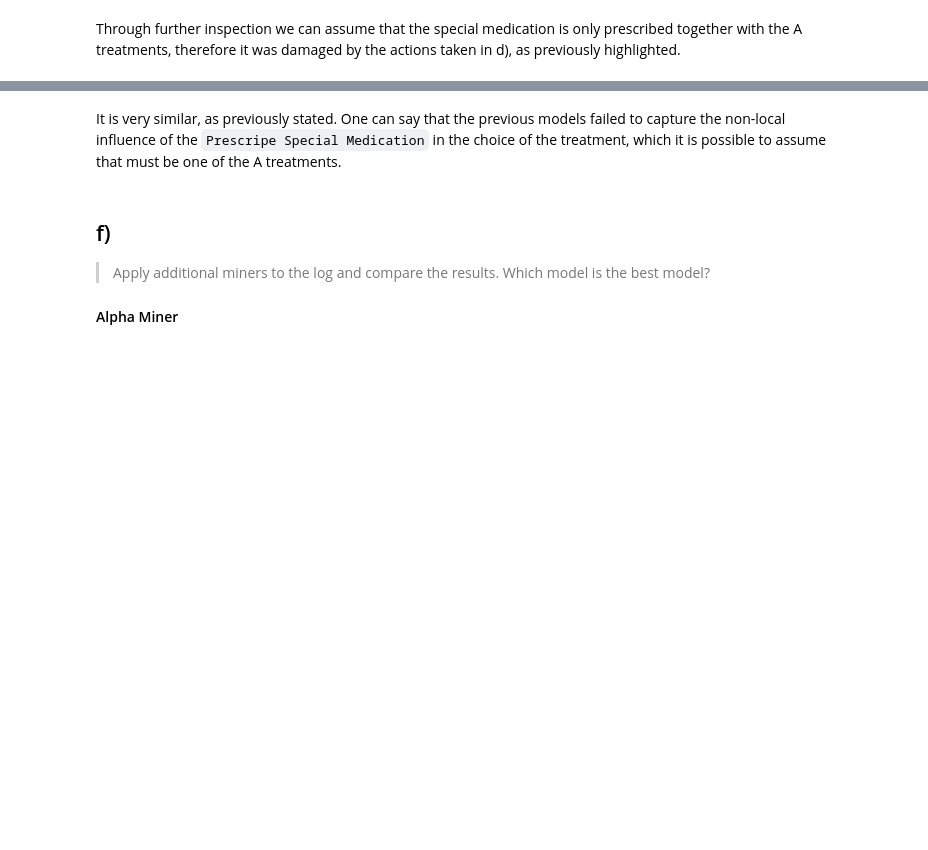
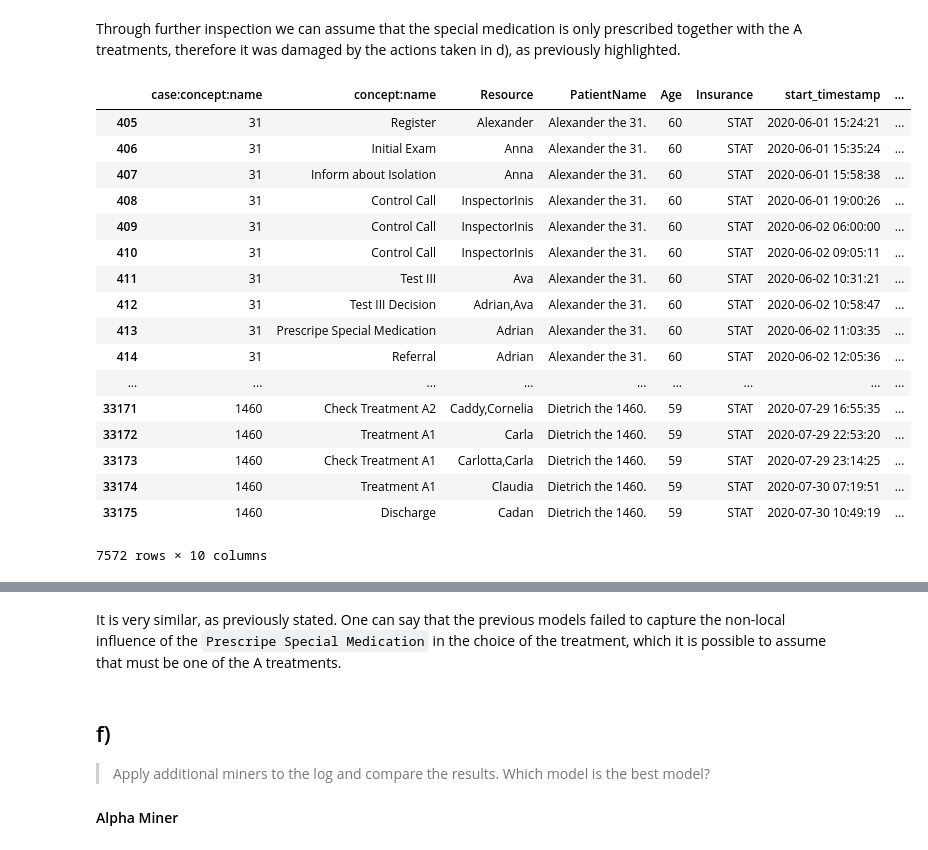
Before and after one commit to brunompacheco/APM-A1, a Jupyter notebook: notebooks/Q1_Inductive_Miner.ipynb, the cells around one changed output, grey strips where cells are left out. Cells and saved outputs as stored; diff of their text form; code cells hidden in the pictures; blank space fills up the shorter version.

```diff
--- a/notebooks/Q1_Inductive_Miner.ipynb
+++ b/notebooks/Q1_Inductive_Miner.ipynb
@@ -571,9 +592,28 @@ special_medication_traces[special_medication_traces.apply(lambda t: 'Treatment B
 # %% [markdown]
 Through further inspection we can assume that the special medication is only prescribed together with the A treatments, therefore it was damaged by the actions taken in d), as previously highlighted.
 # %%
-df_special = df_renaming[df_renaming['Patient'].isin(special_medication_traces.index)]
+df_special = df_renaming[df_renaming['case:concept:name'].isin(special_medication_traces.index)]
 
 df_special
+# %% [output]
+|  | case:concept:name | concept:name | Resource | PatientName | Age | Insurance | start_timestamp | ... |
+| 405 | 31 | Register | Alexander | Alexander the 31. | 60 | STAT | 2020-06-01 15:24:21 | ... |
+| 406 | 31 | Initial Exam | Anna | Alexander the 31. | 60 | STAT | 2020-06-01 15:35:24 | ... |
+| 407 | 31 | Inform about Isolation | Anna | Alexander the 31. | 60 | STAT | 2020-06-01 15:58:38 | ... |
+| 408 | 31 | Control Call | InspectorInis | Alexander the 31. | 60 | STAT | 2020-06-01 19:00:26 | ... |
+| 409 | 31 | Control Call | InspectorInis | Alexander the 31. | 60 | STAT | 2020-06-02 06:00:00 | ... |
+| 410 | 31 | Control Call | InspectorInis | Alexander the 31. | 60 | STAT | 2020-06-02 09:05:11 | ... |
+| 411 | 31 | Test III | Ava | Alexander the 31. | 60 | STAT | 2020-06-02 10:31:21 | ... |
+| 412 | 31 | Test III Decision | Adrian,Ava | Alexander the 31. | 60 | STAT | 2020-06-02 10:58:47 | ... |
+| 413 | 31 | Prescripe Special Medication | Adrian | Alexander the 31. | 60 | STAT | 2020-06-02 11:03:35 | ... |
+| 414 | 31 | Referral | Adrian | Alexander the 31. | 60 | STAT | 2020-06-02 12:05:36 | ... |
+| ... | ... | ... | ... | ... | ... | ... | ... | ... |
+| 33171 | 1460 | Check Treatment A2 | Caddy,Cornelia | Dietrich the 1460. | 59 | STAT | 2020-07-29 16:55:35 | ... |
+| 33172 | 1460 | Treatment A1 | Carla | Dietrich the 1460. | 59 | STAT | 2020-07-29 22:53:20 | ... |
+| 33173 | 1460 | Check Treatment A1 | Carlotta,Carla | Dietrich the 1460. | 59 | STAT | 2020-07-29 23:14:25 | ... |
+| 33174 | 1460 | Treatment A1 | Claudia | Dietrich the 1460. | 59 | STAT | 2020-07-30 07:19:51 | ... |
+| 33175 | 1460 | Discharge | Cadan | Dietrich the 1460. | 59 | STAT | 2020-07-30 10:49:19 | ... |
+7572 rows × 10 columns
 # %%
 log_special = log_converter.apply(df_special, parameters=param_keys)
 
```
Also changed, not shown: parts of 20 cells of this notebook, 2 other files.
